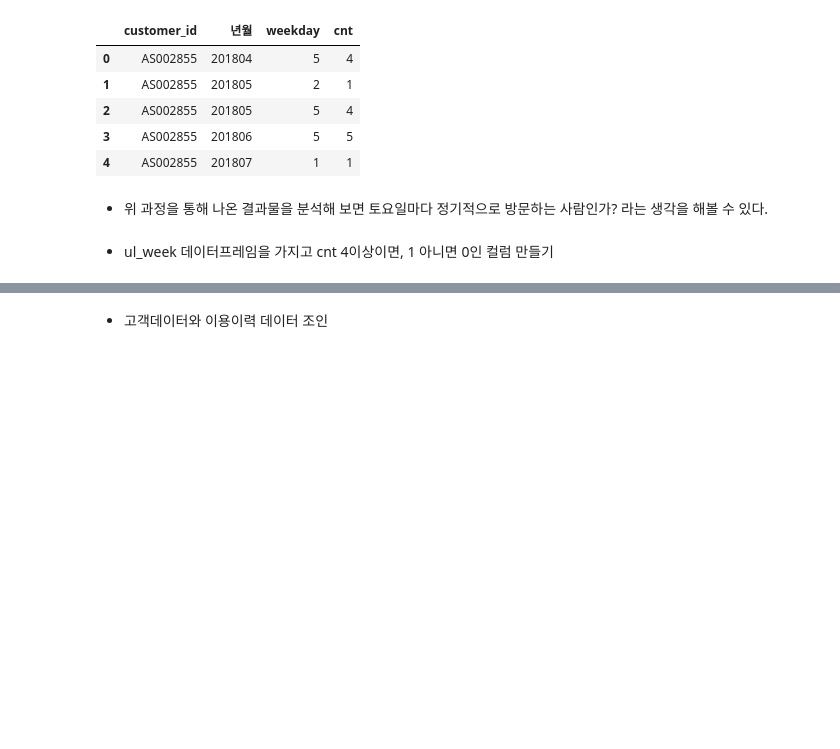
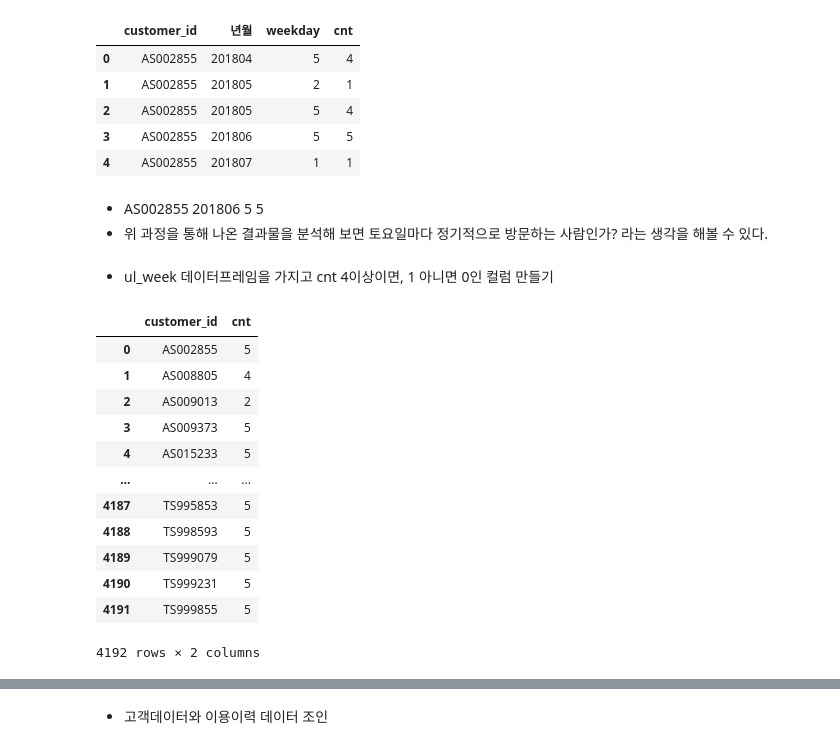
Before and after one commit to eeyeji/MachineLearning, a Jupyter notebook: 7일차/Example.ipynb, the cells around one changed output, grey strips where cells are left out. Saved outputs shown, nothing was run; the diff lists cells and outputs as text; code cells hidden in the pictures; blank space fills up the shorter version.

```diff
--- a/7일차/Example.ipynb
+++ b/7일차/Example.ipynb
@@ -401,9 +401,27 @@ ul_week.head()
 | 3 | AS002855 | 201806 | 5 | 5 |
 | 4 | AS002855 | 201807 | 1 | 1 |
 # %% [markdown]
+- AS002855	201806	5	5
 - 위 과정을 통해 나온 결과물을 분석해 보면 토요일마다 정기적으로 방문하는 사람인가? 라는 생각을 해볼 수 있다.
 # %% [markdown]
 - ul_week 데이터프레임을 가지고 cnt 4이상이면, 1 아니면 0인 컬럼 만들기
+# %%
+ul_week = ul_week.groupby('customer_id', as_index=False)[['cnt']].max()
+ul_week
+# %% [output]
+|  | customer_id | cnt |
+| 0 | AS002855 | 5 |
+| 1 | AS008805 | 4 |
+| 2 | AS009013 | 2 |
+| 3 | AS009373 | 5 |
+| 4 | AS015233 | 5 |
+| ... | ... | ... |
+| 4187 | TS995853 | 5 |
+| 4188 | TS998593 | 5 |
+| 4189 | TS999079 | 5 |
+| 4190 | TS999231 | 5 |
+| 4191 | TS999855 | 5 |
+4192 rows × 2 columns
 # %%
 #방법1: apply lambda
 #                                       x가 4이상이면 1의 값을 갖고 아니면 0을 갖는다.
```
Also changed, not shown: parts of 6 cells of this notebook.
